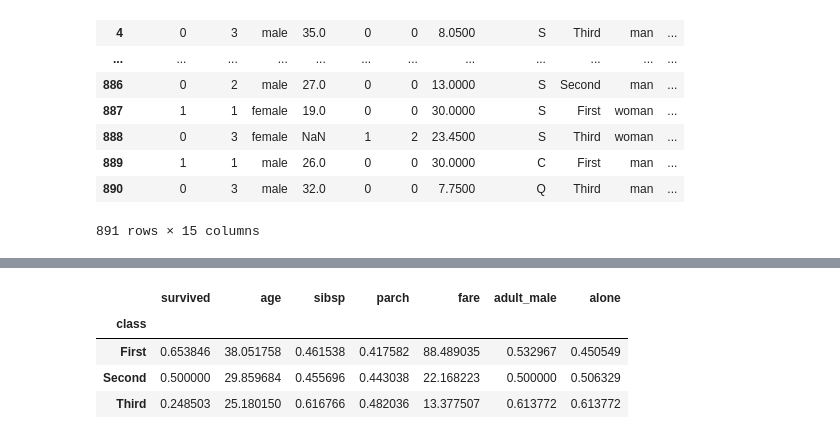
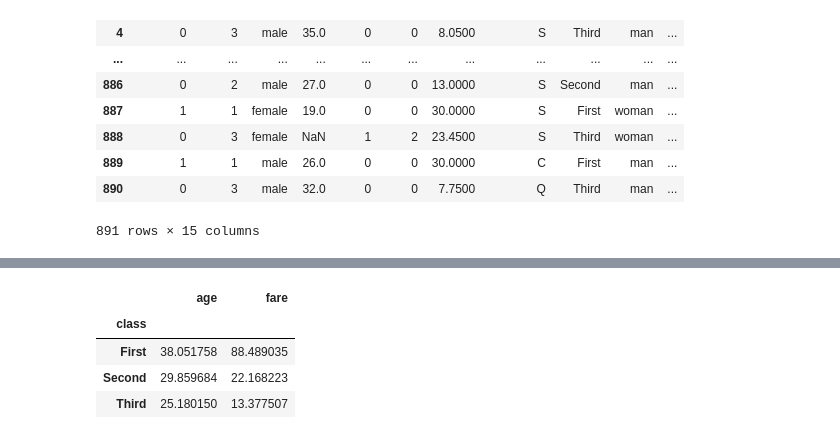
Before and after one commit to Japooter/Data402_Jupyter_Example, a Jupyter notebook: Data402_Titanic_data.ipynb, the cells around one changed output, grey strips where cells are left out. Cells and saved outputs as stored; diff of their text form; code cells hidden in the pictures.

```diff
--- a/Data402_Titanic_data.ipynb
+++ b/Data402_Titanic_data.ipynb
@@ -113,0 +74,7 @@ dtype: int64
+# %%
+# Allows for the dropping of an entire column with the provided header (axis=1 indicates column)
+ndf = ndf.drop("deck",axis=1)
+
+# Drops a row if any of the values within it are non-applicable
+ndf = ndf.dropna()
+ndf.isna().sum()
@@ -113,0 +117,9 @@ dtype: int64
+# %%
+# Drop the headers with the listed names
+ndf = ndf.drop(["who","alive","pclass","embarked"], axis=1)
+
+# Rename the headers on the left of every name/value pair listed with the value on the right
+ndf = ndf.rename(columns= {"embark_town":"embarked from", "sibsp":"siblings and spouses aboard",
+                          "parch":"parents and children aboard", "adult_male":"adult male"})
+
+ndf
@@ -126,11 +168,11 @@ ndf.describe()
 # %%
-(ndf.groupby(['class'],).mean(True))
+ndf.groupby(by='class',observed=False)[['age','fare']].mean()
 # %% [output]
-|  | survived | age | sibsp | parch | fare | adult_male | alone |
-| class |  |  |  |  |  |  |  |
-| First | 0.653846 | 38.051758 | 0.461538 | 0.417582 | 88.489035 | 0.532967 | 0.450549 |
-| Second | 0.500000 | 29.859684 | 0.455696 | 0.443038 | 22.168223 | 0.500000 | 0.506329 |
-| Third | 0.248503 | 25.180150 | 0.616766 | 0.482036 | 13.377507 | 0.613772 | 0.613772 |
+|  | age | fare |
+| class |  |  |
+| First | 38.051758 | 88.489035 |
+| Second | 29.859684 | 22.168223 |
+| Third | 25.180150 | 13.377507 |
 # %%
 ndf['% of fare total'] = (ndf['fare'] / ndf['fare'].sum()) * 100
 ndf
```
Also changed, not shown: parts of 19 cells of this notebook.
